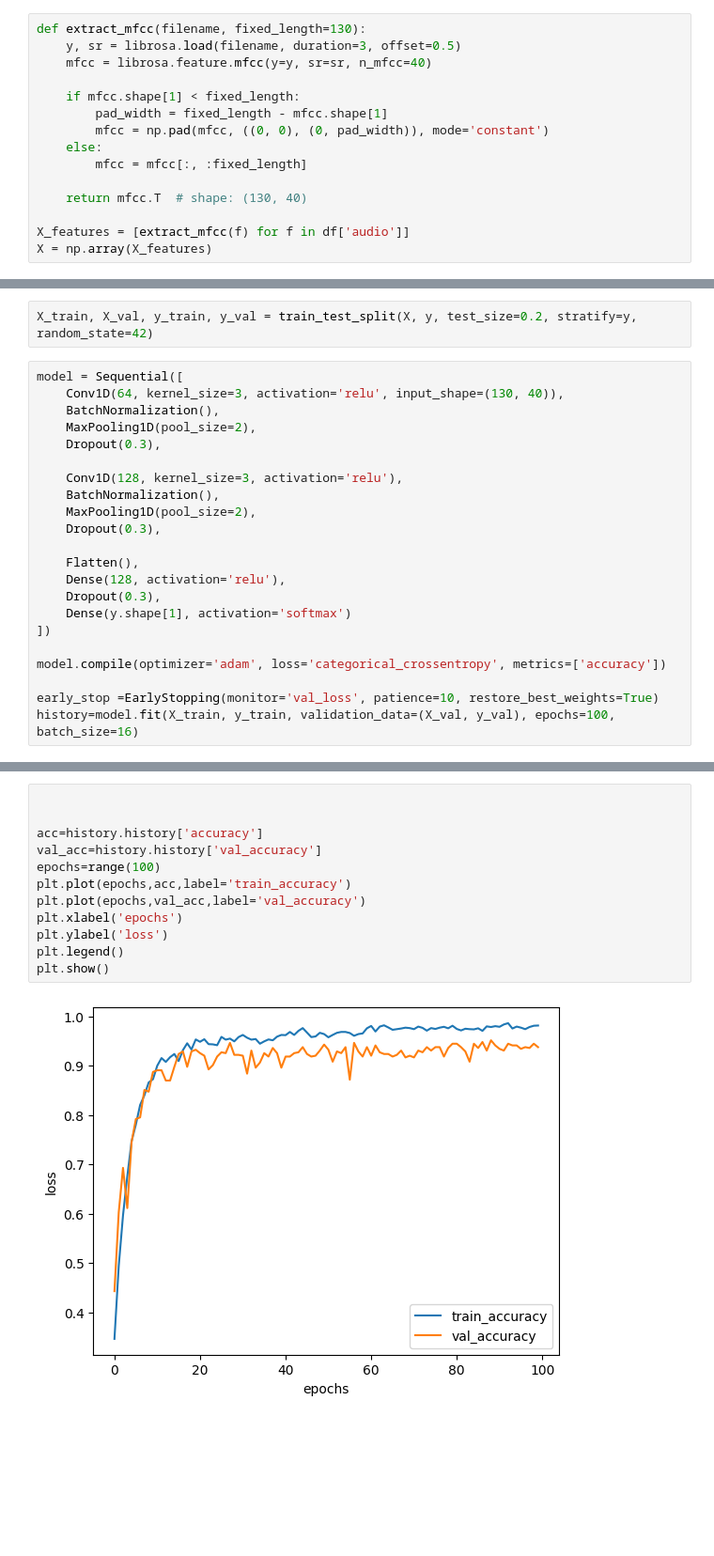
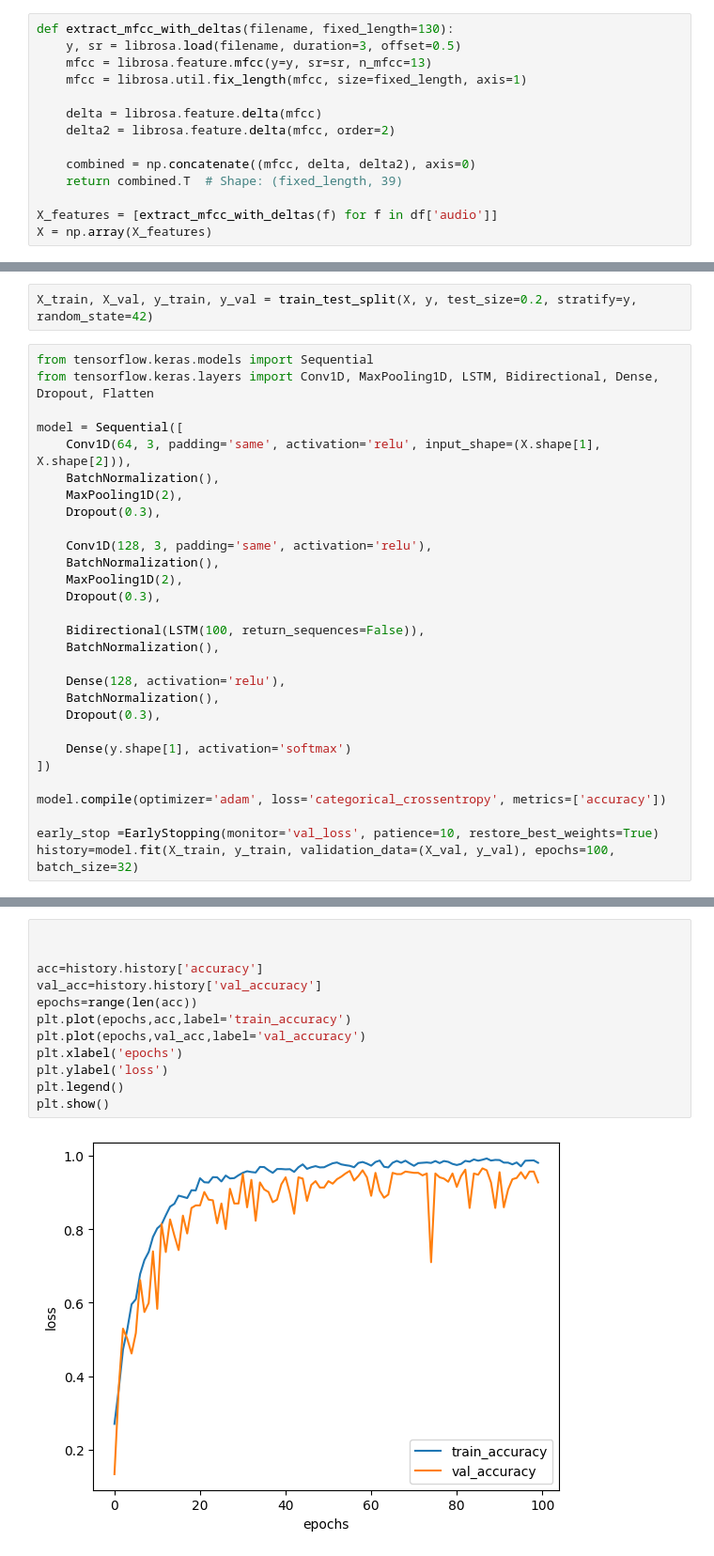
Before and after one commit to shreyash-alt/Emotion_Recognition_RAVDESS, a Jupyter notebook: emotionravdess2.ipynb, the cells around one changed output, grey strips where cells are left out. Shown at 94% size. Drawn from its saved outputs; the diff is of its cells as text; blank space fills up the shorter version.

```diff
--- a/emotionravdess2.ipynb
+++ b/emotionravdess2.ipynb
@@ -41,19 +41,18 @@ for dirname, _, filenames in os.walk('/kaggle/input'):
 
 df = pd.DataFrame({'audio': file_paths, 'label': labels})
 # %%
-def extract_mfcc(filename, fixed_length=130):
+def extract_mfcc_with_deltas(filename, fixed_length=130):
     y, sr = librosa.load(filename, duration=3, offset=0.5)
-    mfcc = librosa.feature.mfcc(y=y, sr=sr, n_mfcc=40)
+    mfcc = librosa.feature.mfcc(y=y, sr=sr, n_mfcc=13)
+    mfcc = librosa.util.fix_length(mfcc, size=fixed_length, axis=1)
 
-    if mfcc.shape[1] < fixed_length:
-        pad_width = fixed_length - mfcc.shape[1]
-        mfcc = np.pad(mfcc, ((0, 0), (0, pad_width)), mode='constant')
-    else:
-        mfcc = mfcc[:, :fixed_length]
+    delta = librosa.feature.delta(mfcc)
+    delta2 = librosa.feature.delta(mfcc, order=2)
 
-    return mfcc.T  # shape: (130, 40)
+    combined = np.concatenate((mfcc, delta, delta2), axis=0)
+    return combined.T  # Shape: (fixed_length, 39)
 
-X_features = [extract_mfcc(f) for f in df['audio']]
+X_features = [extract_mfcc_with_deltas(f) for f in df['audio']]
 X = np.array(X_features)
 # %%
 enc = OneHotEncoder(sparse=False)
@@ -61,25 +60,32 @@ y = enc.fit_transform(df[['label']])
 # %%
 X_train, X_val, y_train, y_val = train_test_split(X, y, test_size=0.2, stratify=y, random_state=42)
 # %%
+from tensorflow.keras.models import Sequential
+from tensorflow.keras.layers import Conv1D, MaxPooling1D, LSTM, Bidirectional, Dense, Dropout, Flatten
+
 model = Sequential([
-    Conv1D(64, kernel_size=3, activation='relu', input_shape=(130, 40)),
+    Conv1D(64, 3, padding='same', activation='relu', input_shape=(X.shape[1], X.shape[2])),
     BatchNormalization(),
-    MaxPooling1D(pool_size=2),
+    MaxPooling1D(2),
     Dropout(0.3),
 
-    Conv1D(128, kernel_size=3, activation='relu'),
+    Conv1D(128, 3, padding='same', activation='relu'),
     BatchNormalization(),
-    MaxPooling1D(pool_size=2),
+    MaxPooling1D(2),
     Dropout(0.3),
 
-    Flatten(),
+    Bidirectional(LSTM(100, return_sequences=False)),
+    BatchNormalization(),
+
     Dense(128, activation='relu'),
+    BatchNormalization(),
     Dropout(0.3),
+
     Dense(y.shape[1], activation='softmax')
 ])
 
 model.compile(optimizer='adam', loss='categorical_crossentropy', metrics=['accuracy'])
 
 early_stop =EarlyStopping(monitor='val_loss', patience=10, restore_best_weights=True)
-history=model.fit(X_train, y_train, validation_data=(X_val, y_val), epochs=100, batch_size=16)
+history=model.fit(X_train, y_train, validation_data=(X_val, y_val), epochs=100, batch_size=32)
 # %% [output]
@@ -171,17 +148,17 @@ weighted avg       0.94      0.94      0.94       576
 # %%
 
 
 acc=history.history['accuracy']
 val_acc=history.history['val_accuracy']
-epochs=range(100)
+epochs=range(len(acc))
 plt.plot(epochs,acc,label='train_accuracy')
 plt.plot(epochs,val_acc,label='val_accuracy')
 plt.xlabel('epochs')
 plt.ylabel('loss')
 plt.legend()
 plt.show()
 # %% [output]
-[figure, old version]
+[figure, new version]
 # %%
 
 
```
Also changed, not shown: parts of 5 cells of this notebook.
